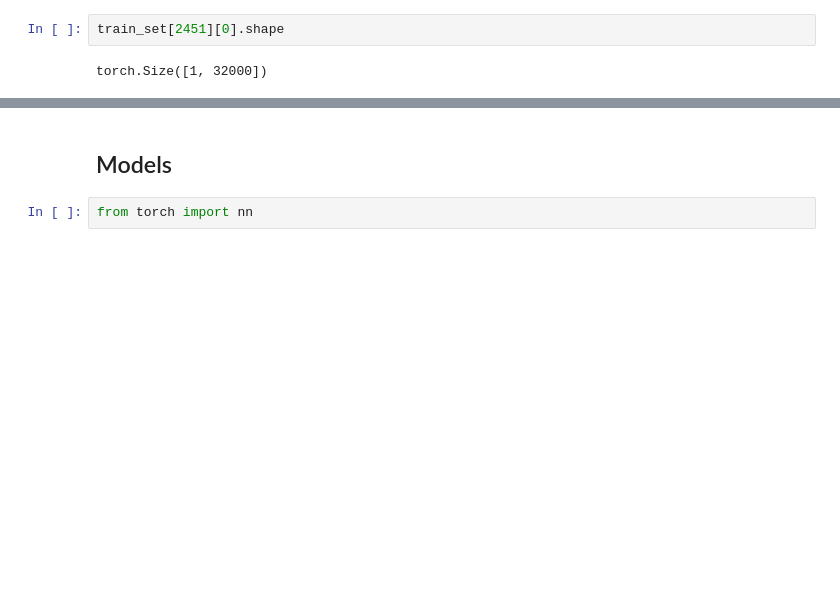
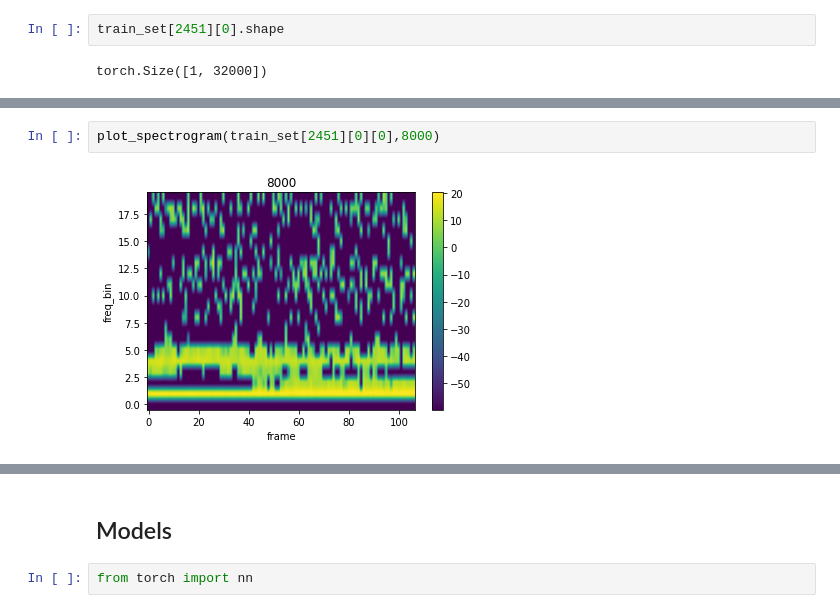
Before and after one commit to nprime496/building-floor-recognition, a Jupyter notebook: code/audio_classification.ipynb, the cells around one changed output, grey strips where cells are left out. Saved outputs shown, nothing was run; the diff lists cells and outputs as text; blank space fills up the shorter version.

```diff
--- a/code/audio_classification.ipynb
+++ b/code/audio_classification.ipynb
@@ -362,0 +538,4 @@ class SpectrogramDataset(Dataset):
+# %%
+plot_spectrogram(train_set[2451][0][0],8000)
+# %% [output]
+[figure, added]
```
Also changed, not shown: parts of 31 cells of this notebook.
